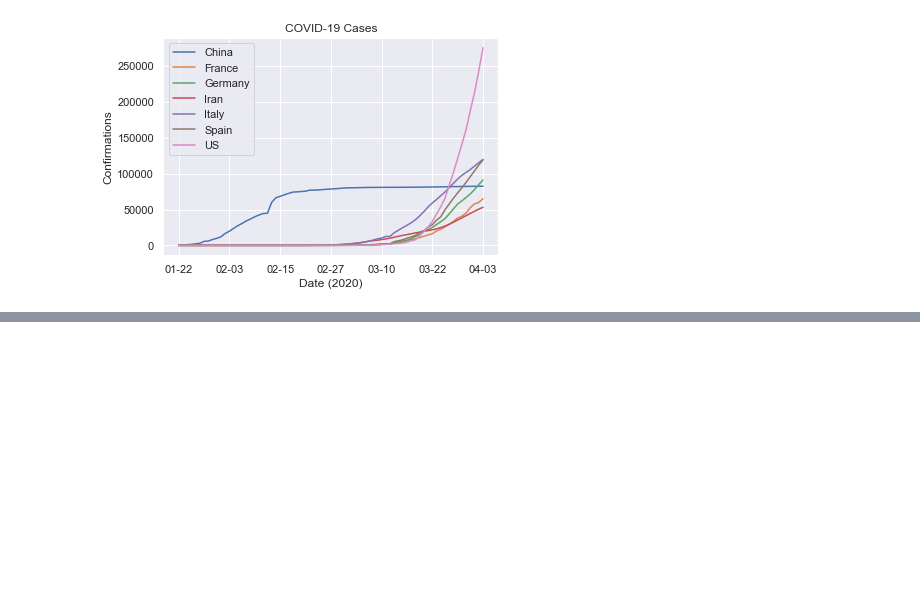
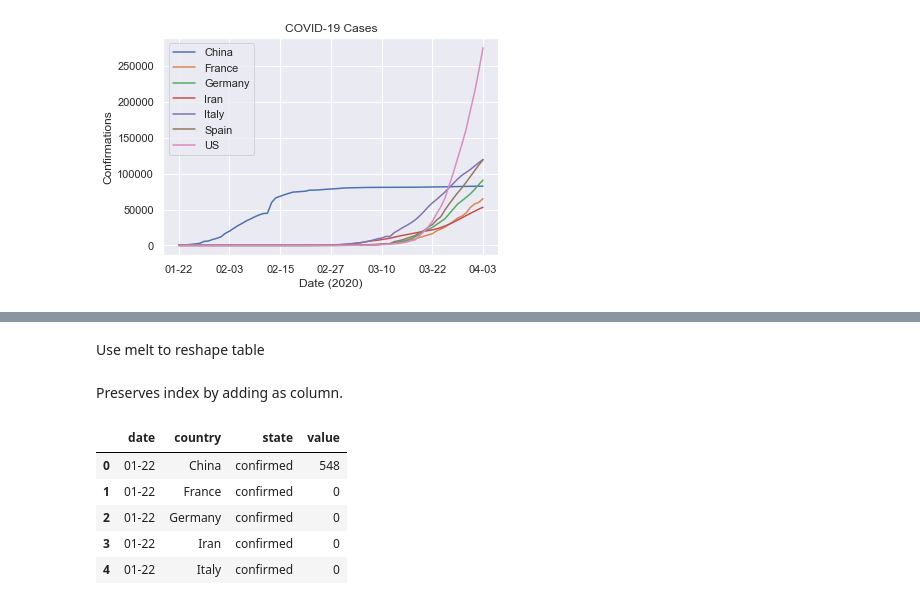
Before and after one commit to ilknarf/covid_graph, a Jupyter notebook: pandas_test.ipynb, the cells around one changed output, grey strips where cells are left out. Cells and saved outputs as stored; diff of their text form; code cells hidden in the pictures; blank space fills up the shorter version.

```diff
--- a/pandas_test.ipynb
+++ b/pandas_test.ipynb
@@ -76,0 +114,2 @@ _ = p.set_title('COVID-19 Cases')
+# %% [markdown]
+Use melt to reshape table
@@ -76,0 +118,2 @@ _ = p.set_title('COVID-19 Cases')
+# %% [markdown]
+Preserves index by adding as column.
@@ -76,0 +122,9 @@ _ = p.set_title('COVID-19 Cases')
+# %%
+us.head()
+# %% [output]
+|  | date | country | state | value |
+| 0 | 01-22 | China | confirmed | 548 |
+| 1 | 01-22 | France | confirmed | 0 |
+| 2 | 01-22 | Germany | confirmed | 0 |
+| 3 | 01-22 | Iran | confirmed | 0 |
+| 4 | 01-22 | Italy | confirmed | 0 |
```
Also changed, not shown: parts of 14 cells of this notebook.
